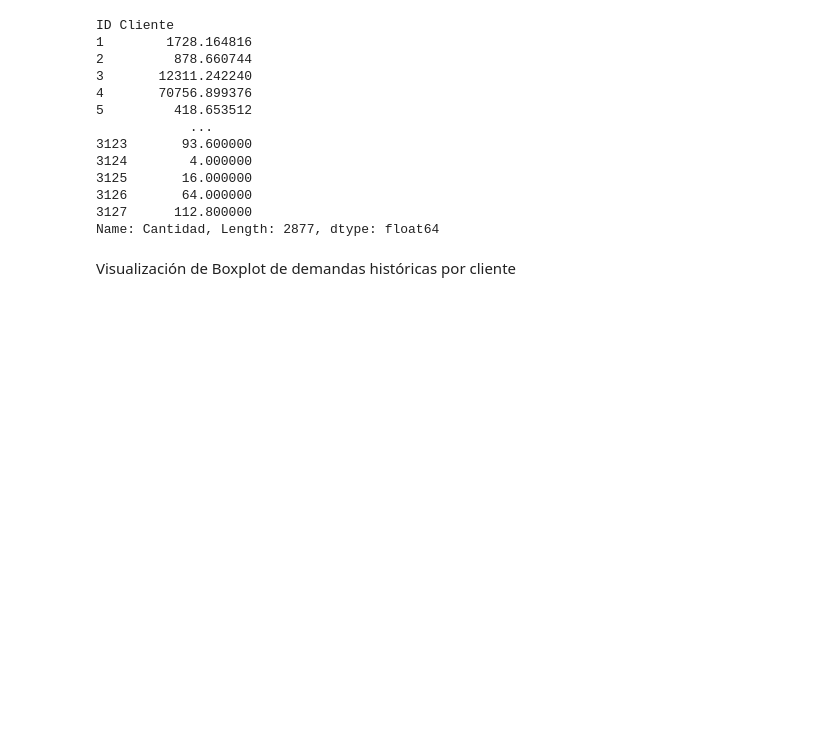
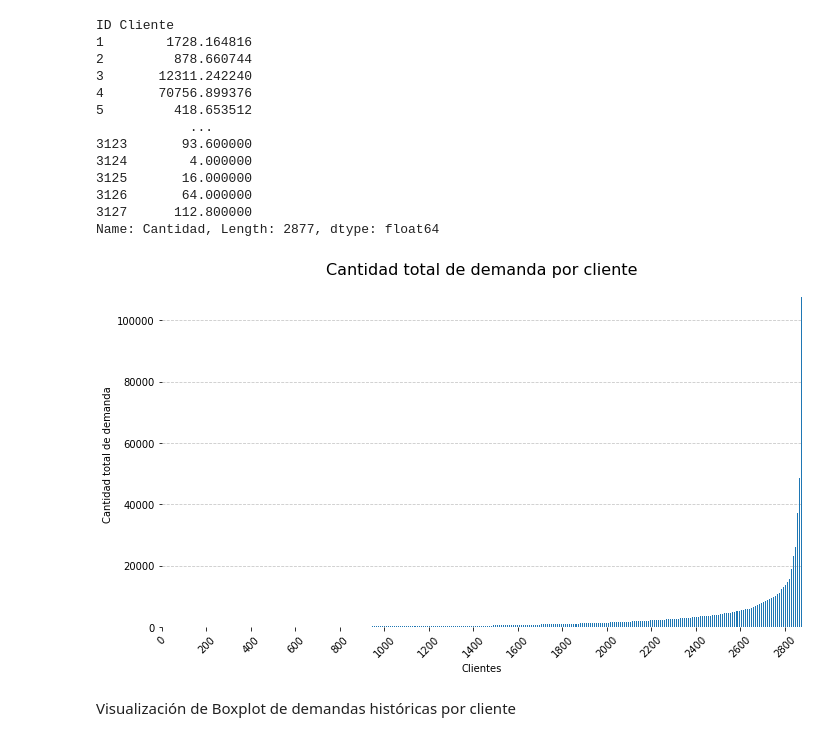
Before and after one commit to javieragebhardt/Optimizacion-Bodegas-G16, a Jupyter notebook: Analisis_Datos_Bodega.ipynb, the cells around one changed output. Cells and saved outputs as stored; diff of their text form; code cells hidden in the pictures; blank space fills up the shorter version.

Commit message:
Actualización de los gráficos

```diff
--- a/Analisis_Datos_Bodega.ipynb
+++ b/Analisis_Datos_Bodega.ipynb
@@ -158,5 +224,42 @@ ID Cliente
 3126       64.000000
 3127      112.800000
 Name: Cantidad, Length: 2877, dtype: float64
+# %%
+# Agrupar por ID de cliente y sumar la cantidad
+cantidad_total_por_cliente = ventas_df.groupby('ID Cliente')['Cantidad'].sum()
+
+# Ordenar los clientes de menor a mayor según la cantidad
+cantidad_total_por_cliente = cantidad_total_por_cliente.sort_values()
+
+# Graficar en matplotlib
+plt.figure(figsize=(10, 6))
+ax = cantidad_total_por_cliente.plot(kind='bar', zorder=3)  # zorder para establecer la capa de dibujo
+
+plt.title('Cantidad total de demanda por cliente', fontsize=16)  # Título con un tamaño de fuente más grande
+plt.xlabel('Clientes')
+plt.ylabel('Cantidad total de demanda')
+
+# Configuración de los ticks en el eje x cada 200 clientes
+tick_spacing = 200
+plt.xticks(range(0, len(cantidad_total_por_cliente), tick_spacing), range(0, len(cantidad_total_por_cliente), tick_spacing), rotation=45)
+
+# Dibujar una cuadrícula detrás de las barras
+plt.grid(axis='y', linestyle='--', alpha=0.7, zorder=0)
+
+# Añadir espacio a ambos lados del eje x usando plt.xlim()
+plt.xlim(-0.5, len(cantidad_total_por_cliente)-0.5)
+
+# Remover los bordes del gráfico
+ax.spines['top'].set_visible(False)
+ax.spines['right'].set_visible(False)
+ax.spines['bottom'].set_visible(False)
+ax.spines['left'].set_visible(False)
+
+plt.tight_layout()
+
+# Mostrar el gráfico
+plt.show()
+# %% [output]
+[figure, added]
 # %% [markdown]
 Visualización de Boxplot de demandas históricas por cliente
```
Also changed, not shown: parts of 6 cells of this notebook.
